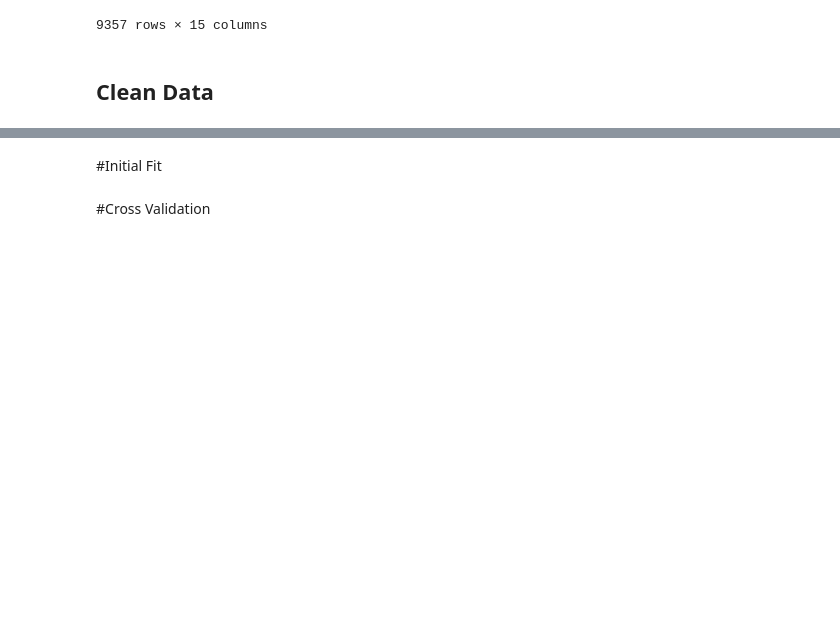
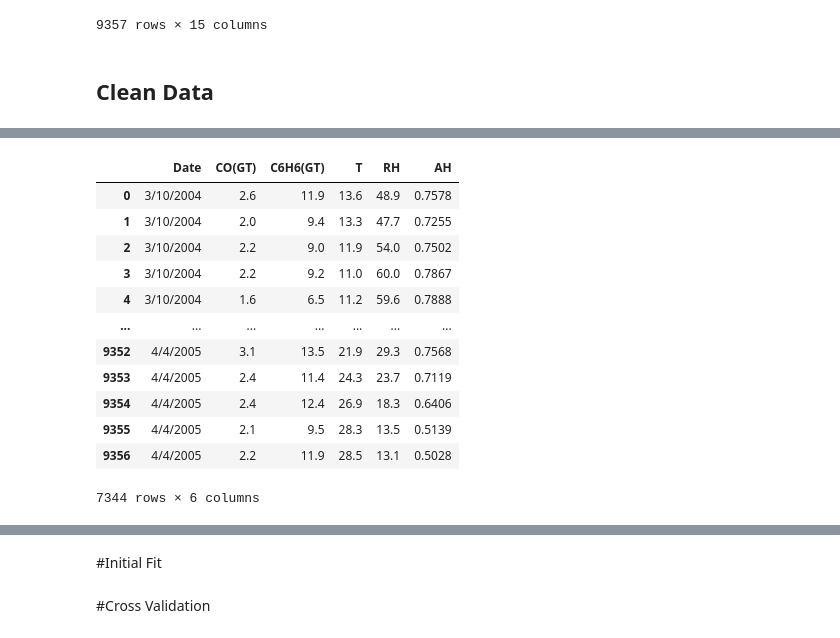
Before and after one commit to sahiser19/ST-554-Project1-Sarah_Ryan_Heather, a Jupyter notebook: Task_3.ipynb, the cells around one changed output, grey strips where cells are left out. Drawn from its saved outputs; the diff is of its cells as text; code cells hidden in the pictures; blank space fills up the shorter version.

```diff
--- a/Task_3.ipynb
+++ b/Task_3.ipynb
@@ -51,0 +68,19 @@ Requirement already satisfied: six>=1.5 in /usr/local/lib/python3.12/dist-packag
+# %%
+air_mod = air_quality.data.features.drop(columns = air_quality.data.features.columns[[1, 3,4,6,7,8,9,10,11]])
+air_mod.replace(-200, np.nan, inplace= True)
+air_mod.dropna(inplace=True)
+air_mod
+# %% [output]
+|  | Date | CO(GT) | C6H6(GT) | T | RH | AH |
+| 0 | 3/10/2004 | 2.6 | 11.9 | 13.6 | 48.9 | 0.7578 |
+| 1 | 3/10/2004 | 2.0 | 9.4 | 13.3 | 47.7 | 0.7255 |
+| 2 | 3/10/2004 | 2.2 | 9.0 | 11.9 | 54.0 | 0.7502 |
+| 3 | 3/10/2004 | 2.2 | 9.2 | 11.0 | 60.0 | 0.7867 |
+| 4 | 3/10/2004 | 1.6 | 6.5 | 11.2 | 59.6 | 0.7888 |
+| ... | ... | ... | ... | ... | ... | ... |
+| 9352 | 4/4/2005 | 3.1 | 13.5 | 21.9 | 29.3 | 0.7568 |
+| 9353 | 4/4/2005 | 2.4 | 11.4 | 24.3 | 23.7 | 0.7119 |
+| 9354 | 4/4/2005 | 2.4 | 12.4 | 26.9 | 18.3 | 0.6406 |
+| 9355 | 4/4/2005 | 2.1 | 9.5 | 28.3 | 13.5 | 0.5139 |
+| 9356 | 4/4/2005 | 2.2 | 11.9 | 28.5 | 13.1 | 0.5028 |
+7344 rows × 6 columns
```
Also changed, not shown: parts of 9 cells of this notebook.
